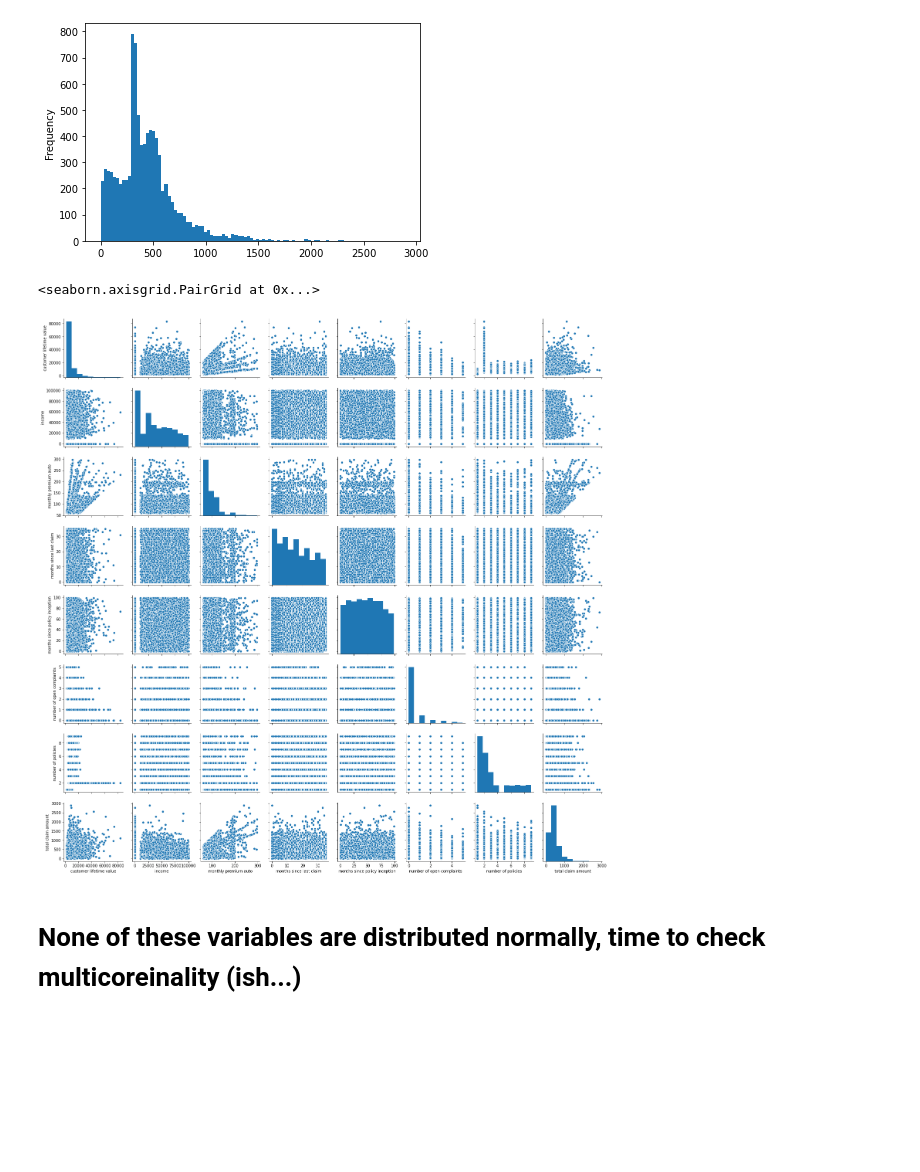
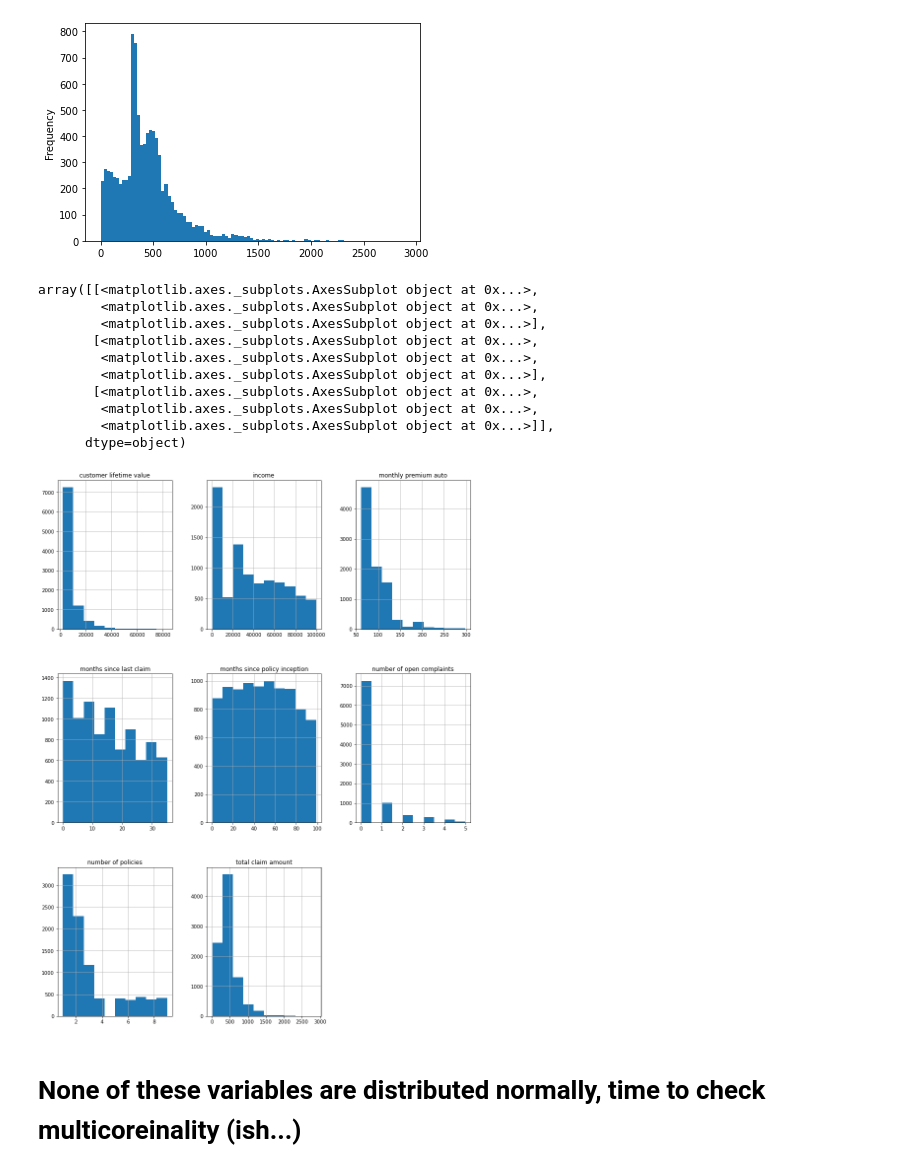
Before and after one commit to HataFred/lab-customer-analysis-round-2, a Jupyter notebook: files_for_lab/csv_files/lab-customer-analysis-round-2-3-4-Fred.ipynb, the cells around one changed output. Drawn from its saved outputs; the diff is of its cells as text; code cells hidden in the pictures; blank space fills up the shorter version.

```diff
--- a/files_for_lab/csv_files/lab-customer-analysis-round-2-3-4-Fred.ipynb
+++ b/files_for_lab/csv_files/lab-customer-analysis-round-2-3-4-Fred.ipynb
@@ -315,11 +315,20 @@ numfile['total claim amount'].plot.hist(by=None, bins=100)
 # %% [output]
 <matplotlib.axes._subplots.AxesSubplot at 0x...>
 [figure]
-# %%
-sns.pairplot(numfile)
-# %% [output]
-<seaborn.axisgrid.PairGrid at 0x...>
-[figure, removed]
+# %%
+numfile.hist(figsize = (15,20))
+# %% [output]
+array([[<matplotlib.axes._subplots.AxesSubplot object at 0x...>,
+        <matplotlib.axes._subplots.AxesSubplot object at 0x...>,
+        <matplotlib.axes._subplots.AxesSubplot object at 0x...>],
+       [<matplotlib.axes._subplots.AxesSubplot object at 0x...>,
+        <matplotlib.axes._subplots.AxesSubplot object at 0x...>,
+        <matplotlib.axes._subplots.AxesSubplot object at 0x...>],
+       [<matplotlib.axes._subplots.AxesSubplot object at 0x...>,
+        <matplotlib.axes._subplots.AxesSubplot object at 0x...>,
+        <matplotlib.axes._subplots.AxesSubplot object at 0x...>]],
+      dtype=object)
+[figure, added]
 # %% [markdown]
 # None of these variables are distributed normally, time to check multicoreinality (ish...)
 # %%
```
Also changed, not shown: parts of 3 cells of this notebook.
